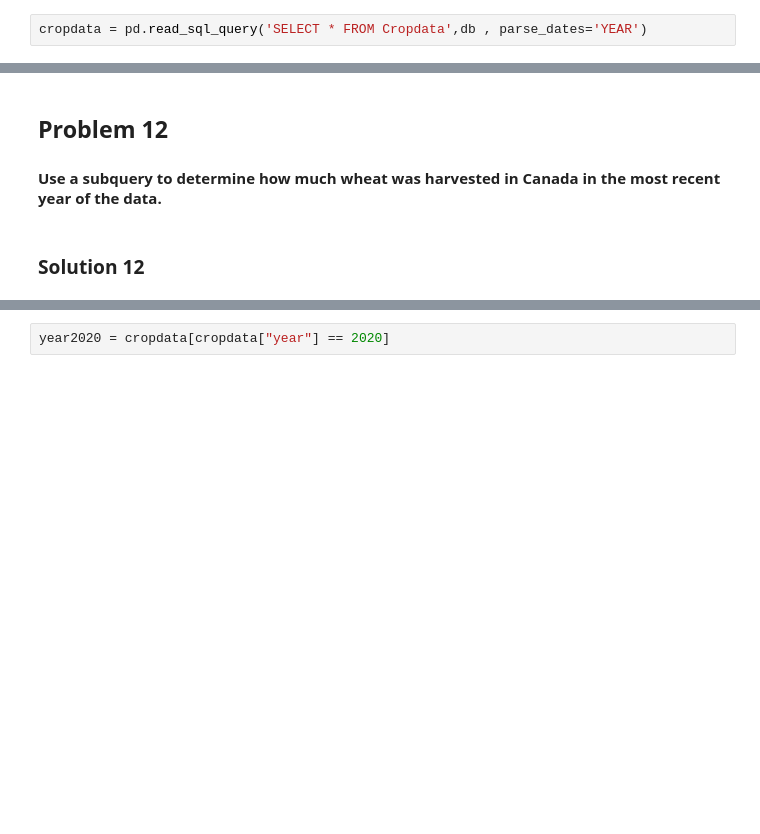
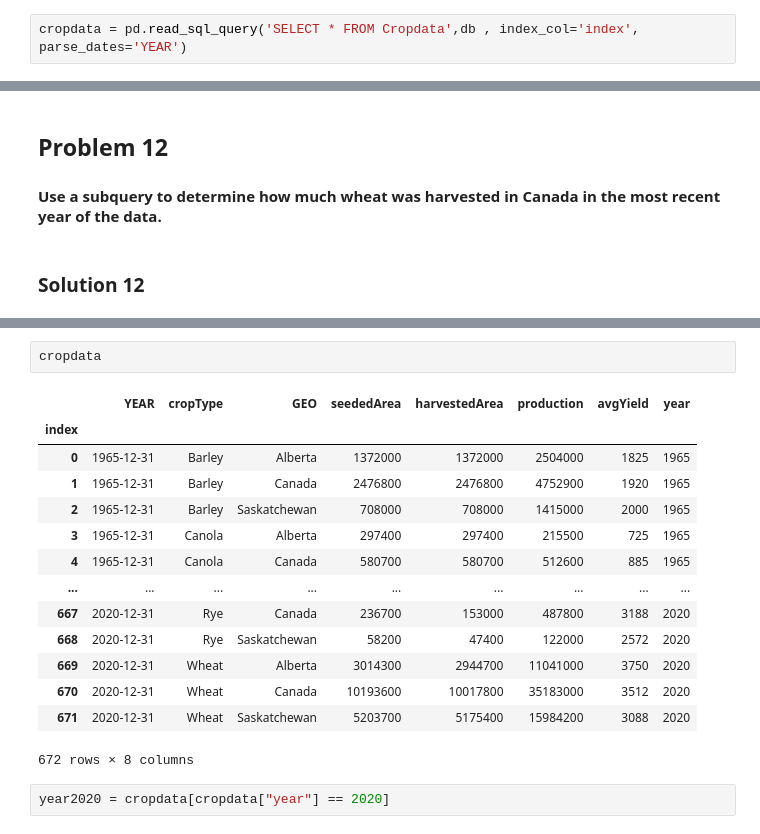
Before and after one commit to dennislamcv1/IBMDExcel-R, a Jupyter notebook: SQL for Data Science with R/SQL-for-DS-Using-Python-Peer-Assignment-Notebook.ipynb, the cells around one changed output, grey strips where cells are left out. Cells and saved outputs as stored; diff of their text form; blank space fills up the shorter version.

```diff
--- a/SQL for Data Science with R/SQL-for-DS-Using-Python-Peer-Assignment-Notebook.ipynb
+++ b/SQL for Data Science with R/SQL-for-DS-Using-Python-Peer-Assignment-Notebook.ipynb
@@ -300,6 +297,6 @@ array(['Alberta', 'Saskatchewan'], dtype=object)
 
 #### How many hectares of Rye were harvested in Canada in 1968?
 # %%
-cropdata = pd.read_sql_query('SELECT * FROM Cropdata',db , parse_dates='YEAR')
+cropdata = pd.read_sql_query('SELECT * FROM Cropdata',db , index_col='index', parse_dates='YEAR')
 # %%
 cropdata
@@ -391,3 +498,20 @@ rank.groupby(['cropType','GEO'])['avgYield'].sum().sort_values()
+# %%
+cropdata
+# %% [output]
+|  | YEAR | cropType | GEO | seededArea | harvestedArea | production | avgYield | year |
+| index |  |  |  |  |  |  |  |  |
+| 0 | 1965-12-31 | Barley | Alberta | 1372000 | 1372000 | 2504000 | 1825 | 1965 |
+| 1 | 1965-12-31 | Barley | Canada | 2476800 | 2476800 | 4752900 | 1920 | 1965 |
+| 2 | 1965-12-31 | Barley | Saskatchewan | 708000 | 708000 | 1415000 | 2000 | 1965 |
+| 3 | 1965-12-31 | Canola | Alberta | 297400 | 297400 | 215500 | 725 | 1965 |
+| 4 | 1965-12-31 | Canola | Canada | 580700 | 580700 | 512600 | 885 | 1965 |
+| ... | ... | ... | ... | ... | ... | ... | ... | ... |
+| 667 | 2020-12-31 | Rye | Canada | 236700 | 153000 | 487800 | 3188 | 2020 |
+| 668 | 2020-12-31 | Rye | Saskatchewan | 58200 | 47400 | 122000 | 2572 | 2020 |
+| 669 | 2020-12-31 | Wheat | Alberta | 3014300 | 2944700 | 11041000 | 3750 | 2020 |
+| 670 | 2020-12-31 | Wheat | Canada | 10193600 | 10017800 | 35183000 | 3512 | 2020 |
+| 671 | 2020-12-31 | Wheat | Saskatchewan | 5203700 | 5175400 | 15984200 | 3088 | 2020 |
+672 rows × 8 columns
 # %%
 year2020 = cropdata[cropdata["year"] == 2020]
 # %%
```
Also changed, not shown: parts of 31 cells of this notebook.
